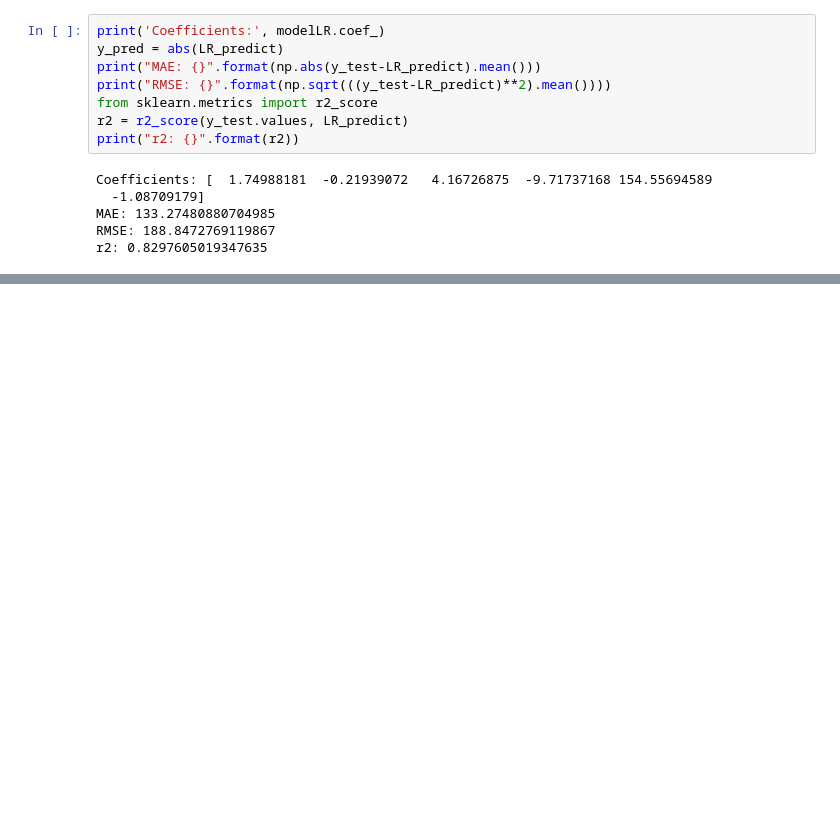
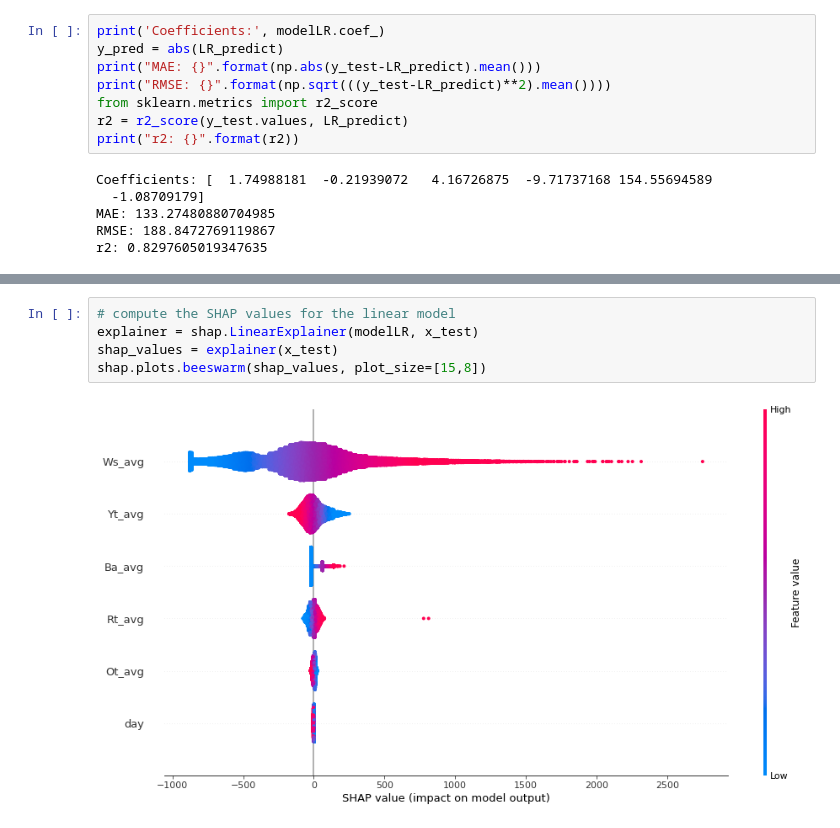
Before and after one commit to jo997/BA-WindPowerForecasting, a Jupyter notebook: Jupyter Notebooks/models/Multiple Linear Regression.ipynb, the cells around one changed output, grey strips where cells are left out. Cells and saved outputs as stored; diff of their text form; blank space fills up the shorter version.

```diff
--- a/Jupyter Notebooks/models/Multiple Linear Regression.ipynb
+++ b/Jupyter Notebooks/models/Multiple Linear Regression.ipynb
@@ -283,0 +264,7 @@ shap.summary_plot(shap_values, x, plot_type="bar")
+# %%
+# compute the SHAP values for the linear model
+explainer = shap.LinearExplainer(modelLR, x_test)
+shap_values = explainer(x_test)
+shap.plots.beeswarm(shap_values, plot_size=[15,8])
+# %% [output]
+[figure, added]
```
Also changed, not shown: parts of 11 cells of this notebook.
